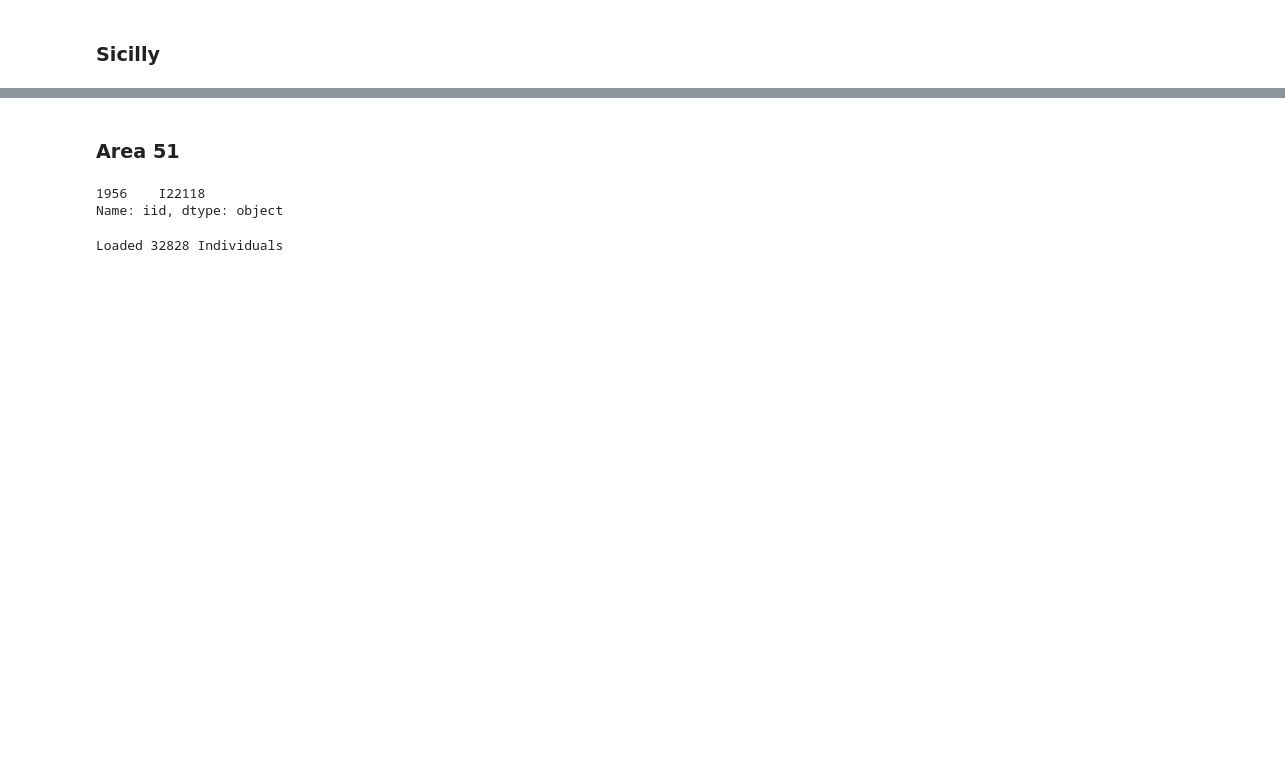
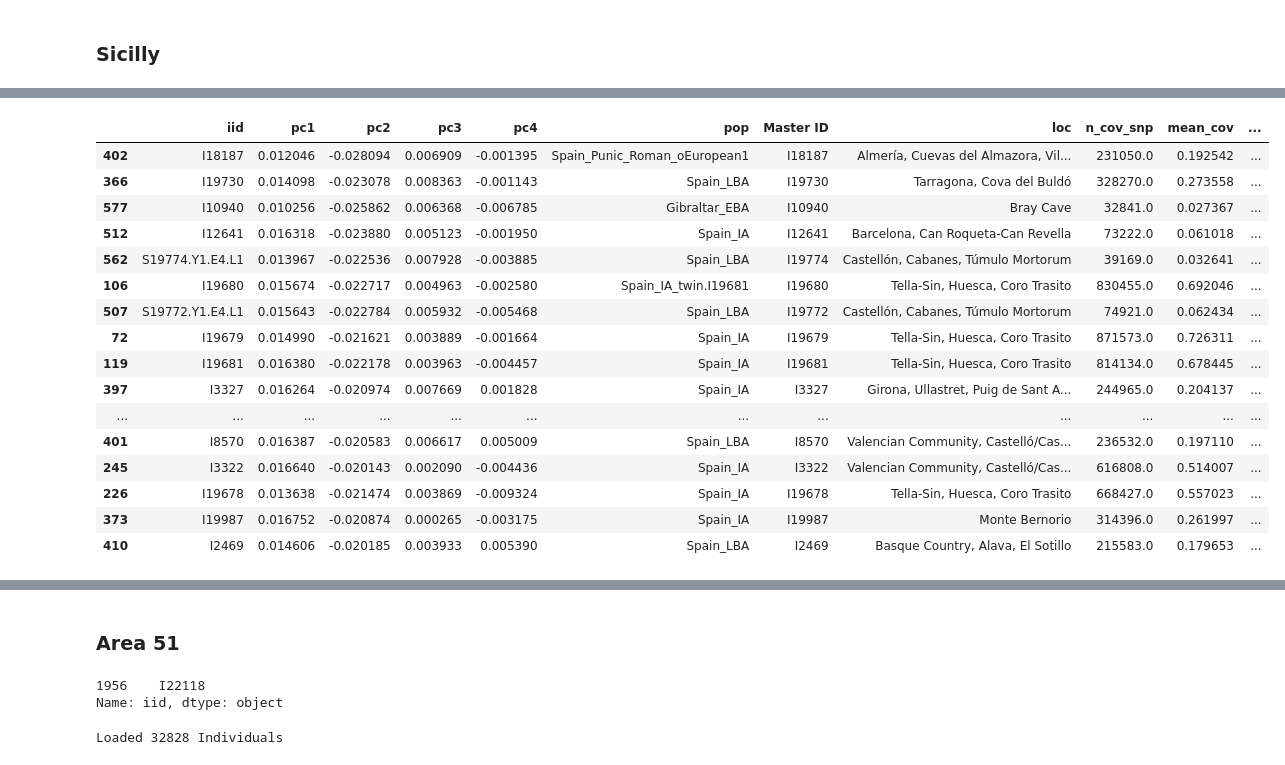
Before and after one commit to hringbauer/punic_aDNA, a Jupyter notebook: notebooks/pca/plot_pca.ipynb, the cells around one changed output, grey strips where cells are left out. Saved outputs shown, nothing was run; the diff lists cells and outputs as text; code cells hidden in the pictures; blank space fills up the shorter version.

```diff
--- a/notebooks/pca/plot_pca.ipynb
+++ b/notebooks/pca/plot_pca.ipynb
@@ -271,0 +365,10 @@ Saved to: ./figures/pca/pca_sicilly_punic.pdf
+# %%
+def return_pca_matches(df, iid="I22119",
+                   pcs = ["pc1", "pc2", "pc3", "pc4"]):
+    """Return matches in pc space to sample iid.
+    Report sorted dataframe"""
+    pc_t = df[df["iid"]==iid][pcs]
+    diffs = df[pcs]-pc_t.values
+    diff_sq = np.sum(diffs**2,axis=1)
+    idx = diff_sq.sort_values().index
+    return df.iloc[idx,:].copy()
@@ -271,0 +389,20 @@ Saved to: ./figures/pca/pca_sicilly_punic.pdf
+# %%
+return_pca_matches(df, iid="I18187")[:30]
+# %% [output]
+|  | iid | pc1 | pc2 | pc3 | pc4 | pop | Master ID | loc | n_cov_snp | mean_cov | ... |
+| 402 | I18187 | 0.012046 | -0.028094 | 0.006909 | -0.001395 | Spain_Punic_Roman_oEuropean1 | I18187 | Almería, Cuevas del Almazora, Vil... | 231050.0 | 0.192542 | ... |
+| 366 | I19730 | 0.014098 | -0.023078 | 0.008363 | -0.001143 | Spain_LBA | I19730 | Tarragona, Cova del Buldó | 328270.0 | 0.273558 | ... |
+| 577 | I10940 | 0.010256 | -0.025862 | 0.006368 | -0.006785 | Gibraltar_EBA | I10940 | Bray Cave | 32841.0 | 0.027367 | ... |
+| 512 | I12641 | 0.016318 | -0.023880 | 0.005123 | -0.001950 | Spain_IA | I12641 | Barcelona, Can Roqueta-Can Revella | 73222.0 | 0.061018 | ... |
+| 562 | S19774.Y1.E4.L1 | 0.013967 | -0.022536 | 0.007928 | -0.003885 | Spain_LBA | I19774 | Castellón, Cabanes, Túmulo Mortorum | 39169.0 | 0.032641 | ... |
+| 106 | I19680 | 0.015674 | -0.022717 | 0.004963 | -0.002580 | Spain_IA_twin.I19681 | I19680 | Tella-Sin, Huesca, Coro Trasito | 830455.0 | 0.692046 | ... |
+| 507 | S19772.Y1.E4.L1 | 0.015643 | -0.022784 | 0.005932 | -0.005468 | Spain_LBA | I19772 | Castellón, Cabanes, Túmulo Mortorum | 74921.0 | 0.062434 | ... |
+| 72 | I19679 | 0.014990 | -0.021621 | 0.003889 | -0.001664 | Spain_IA | I19679 | Tella-Sin, Huesca, Coro Trasito | 871573.0 | 0.726311 | ... |
+| 119 | I19681 | 0.016380 | -0.022178 | 0.003963 | -0.004457 | Spain_IA | I19681 | Tella-Sin, Huesca, Coro Trasito | 814134.0 | 0.678445 | ... |
+| 397 | I3327 | 0.016264 | -0.020974 | 0.007669 | 0.001828 | Spain_IA | I3327 | Girona, Ullastret, Puig de Sant A... | 244965.0 | 0.204137 | ... |
+| ... | ... | ... | ... | ... | ... | ... | ... | ... | ... | ... | ... |
+| 401 | I8570 | 0.016387 | -0.020583 | 0.006617 | 0.005009 | Spain_LBA | I8570 | Valencian Community, Castelló/Cas... | 236532.0 | 0.197110 | ... |
+| 245 | I3322 | 0.016640 | -0.020143 | 0.002090 | -0.004436 | Spain_IA | I3322 | Valencian Community, Castelló/Cas... | 616808.0 | 0.514007 | ... |
+| 226 | I19678 | 0.013638 | -0.021474 | 0.003869 | -0.009324 | Spain_IA | I19678 | Tella-Sin, Huesca, Coro Trasito | 668427.0 | 0.557023 | ... |
+| 373 | I19987 | 0.016752 | -0.020874 | 0.000265 | -0.003175 | Spain_IA | I19987 | Monte Bernorio | 314396.0 | 0.261997 | ... |
+| 410 | I2469 | 0.014606 | -0.020185 | 0.003933 | 0.005390 | Spain_LBA | I2469 | Basque Country, Alava, El Sotillo | 215583.0 | 0.179653 | ... |
```
Also changed, not shown: parts of 18 cells of this notebook, 11 other files.
